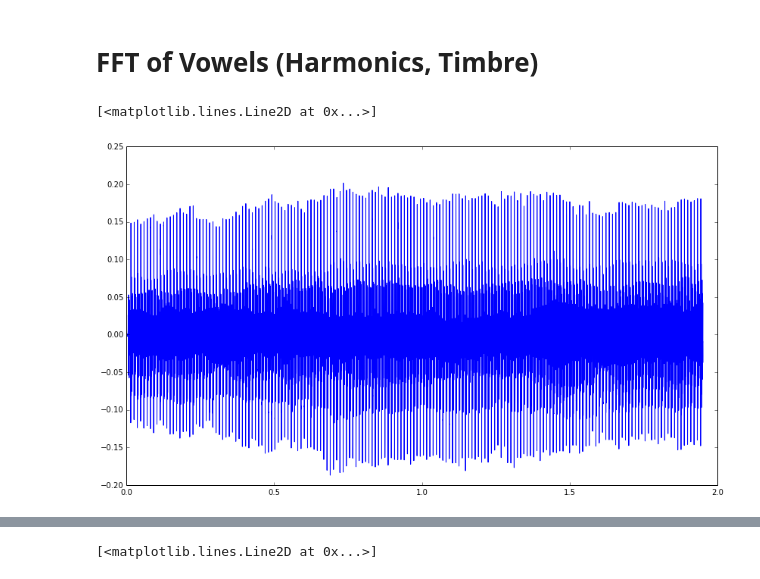
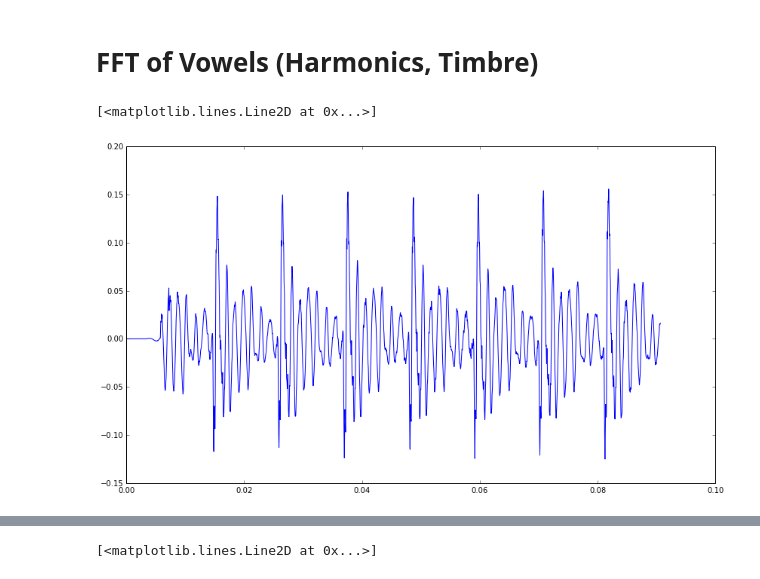
Before and after one commit to calebmadrigal/FourierTalkOSCON, a Jupyter notebook: 07_SeeingSound.ipynb, the cells around one changed output, grey strips where cells are left out. Cells and saved outputs as stored; diff of their text form; code cells hidden in the pictures.

```diff
--- a/07_SeeingSound.ipynb
+++ b/07_SeeingSound.ipynb
@@ -15,10 +15,10 @@ def large_figure():
 time_array = arange(0, len(input_signal)/sample_rate, 1/sample_rate)
 # %%
 large_figure()
-plot(time_array, input_signal)
+plot(time_array[0:4000], input_signal[0:4000])
 # %% [output]
 [<matplotlib.lines.Line2D at 0x...>]
-[figure, old version]
+[figure, new version]
 # %% [markdown]
 <audio controls>
     <source src="files/audio_files/vowel_ah.wav" type="audio/wav" />
```
Also changed, not shown: 6 other files.
